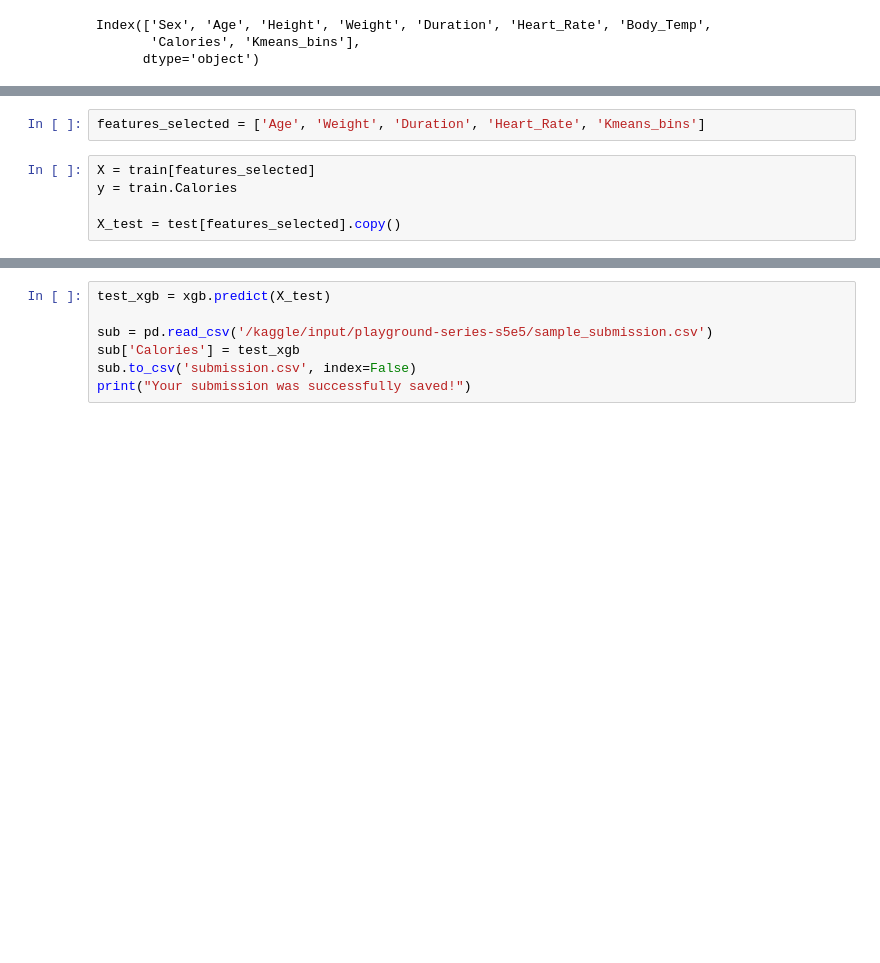
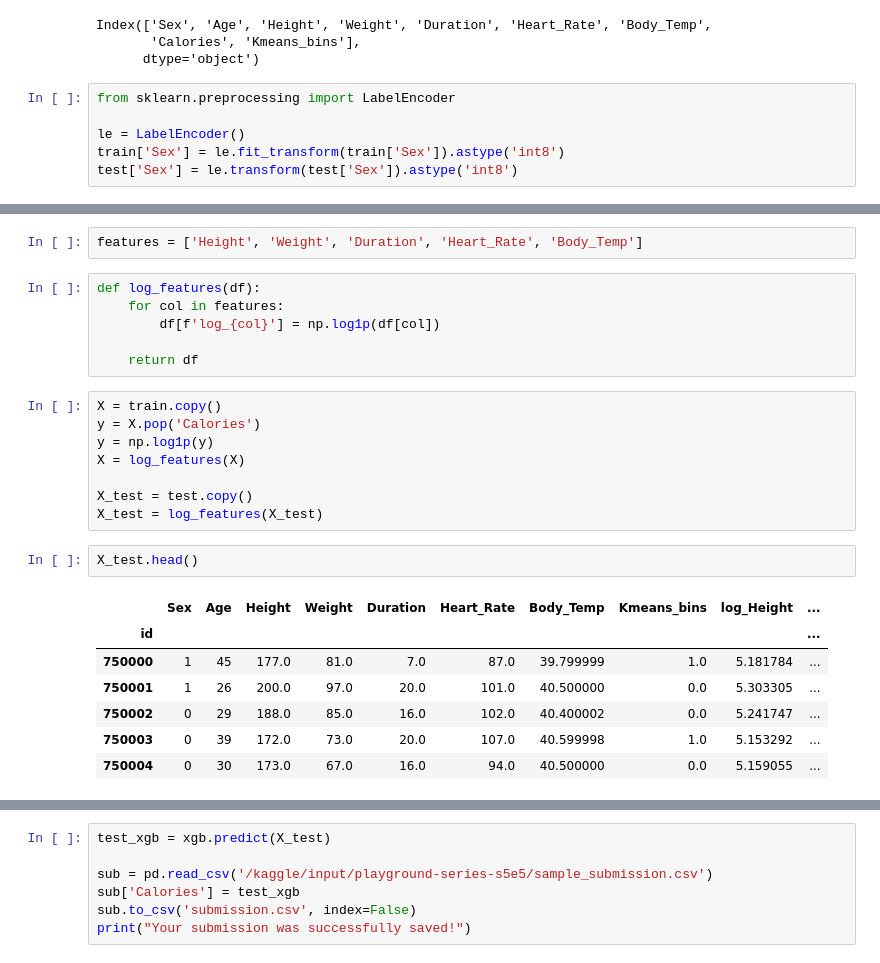
Before and after one commit to sjain600/Kaggle-Calories, a Jupyter notebook: calories-pred-baseline-model.ipynb, the cells around one changed output, grey strips where cells are left out. Drawn from its saved outputs; the diff is of its cells as text; blank space fills up the shorter version.

Commit message:
Conducted log transformation of target variable since it compliments the RMSLE. Also added log features to see if it leads to model reading the patterns better.

```diff
--- a/calories-pred-baseline-model.ipynb
+++ b/calories-pred-baseline-model.ipynb
@@ -162,3 +162,9 @@ train.columns
 Index(['Sex', 'Age', 'Height', 'Weight', 'Duration', 'Heart_Rate', 'Body_Temp',
        'Calories', 'Kmeans_bins'],
       dtype='object')
+# %%
+from sklearn.preprocessing import LabelEncoder
+
+le = LabelEncoder()
+train['Sex'] = le.fit_transform(train['Sex']).astype('int8')
+test['Sex'] = le.transform(test['Sex']).astype('int8')
@@ -165,10 +190,29 @@ Index(['Sex', 'Age', 'Height', 'Weight', 'Duration', 'Heart_Rate', 'Body_Temp',
 # %%
-features_selected = ['Age', 'Weight', 'Duration', 'Heart_Rate', 'Kmeans_bins']
+features = ['Height', 'Weight', 'Duration', 'Heart_Rate', 'Body_Temp']
+# %%
+def log_features(df):
+    for col in features:
+        df[f'log_{col}'] = np.log1p(df[col])
+
+    return df
 # %%
-X = train[features_selected]
-y = train.Calories
+X = train.copy()
+y = X.pop('Calories')
+y = np.log1p(y)
+X = log_features(X)
 
-X_test = test[features_selected].copy()
+X_test = test.copy()
+X_test = log_features(X_test)
+# %%
+X_test.head()
+# %% [output]
+|  | Sex | Age | Height | Weight | Duration | Heart_Rate | Body_Temp | Kmeans_bins | log_Height | ... |
+| id |  |  |  |  |  |  |  |  |  | ... |
+| 750000 | 1 | 45 | 177.0 | 81.0 | 7.0 | 87.0 | 39.799999 | 1.0 | 5.181784 | ... |
+| 750001 | 1 | 26 | 200.0 | 97.0 | 20.0 | 101.0 | 40.500000 | 0.0 | 5.303305 | ... |
+| 750002 | 0 | 29 | 188.0 | 85.0 | 16.0 | 102.0 | 40.400002 | 0.0 | 5.241747 | ... |
+| 750003 | 0 | 39 | 172.0 | 73.0 | 20.0 | 107.0 | 40.599998 | 1.0 | 5.153292 | ... |
+| 750004 | 0 | 30 | 173.0 | 67.0 | 16.0 | 94.0 | 40.500000 | 0.0 | 5.159055 | ... |
 # %%
 from sklearn.model_selection import KFold
 from sklearn.metrics import mean_squared_log_error
```
Also changed, not shown: parts of 2 cells of this notebook.
